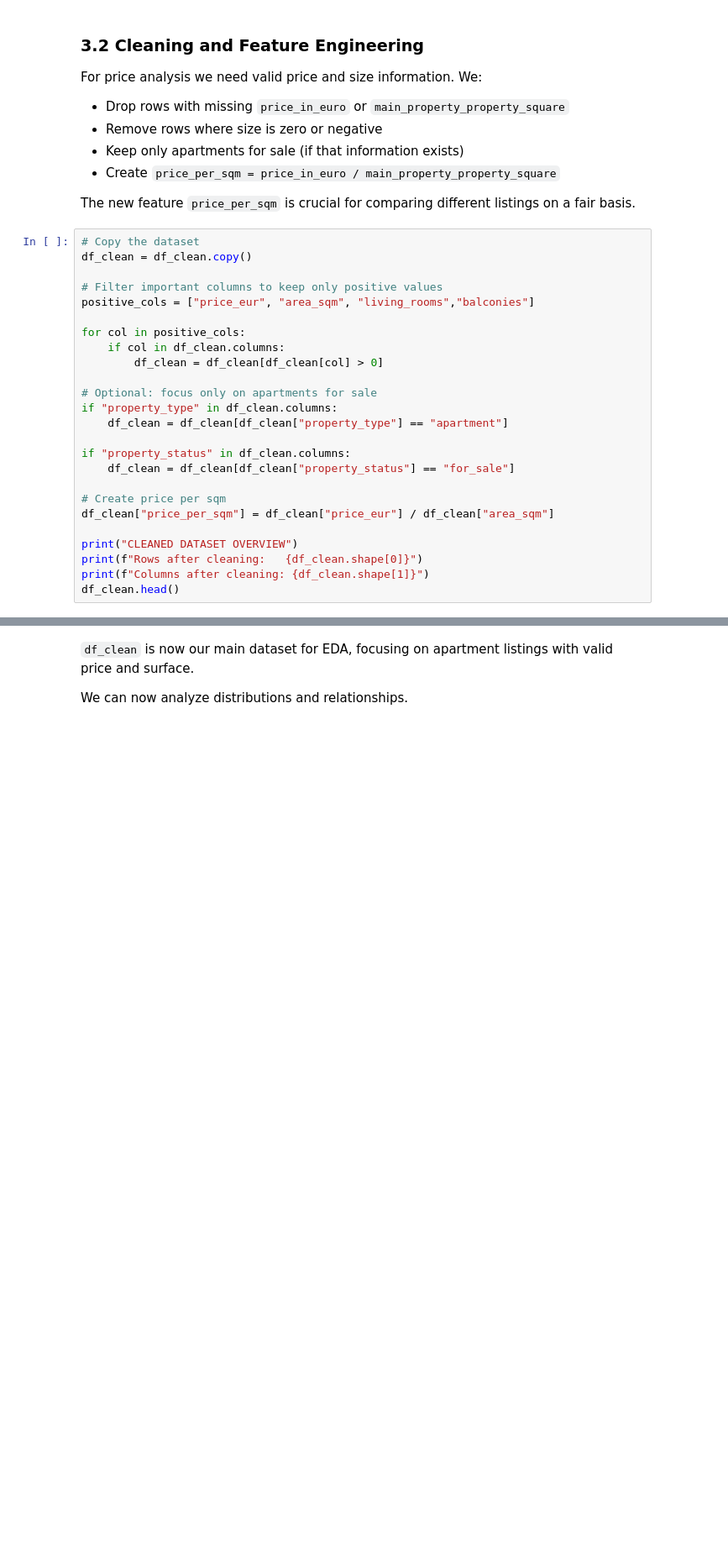
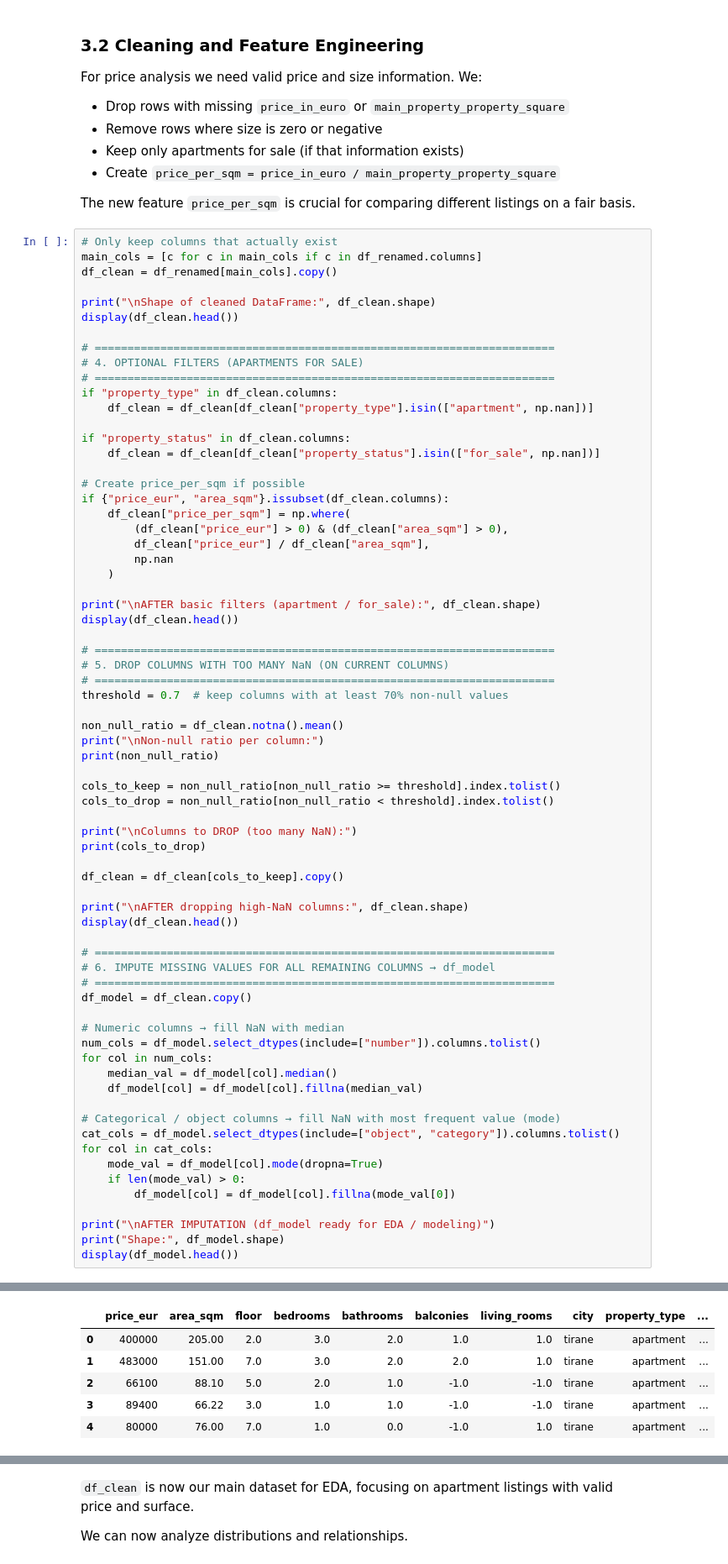
Before and after one commit to krisaldamihali/holbertonschool-machine_learning, a Jupyter notebook: notebooks/House_price dataset/house_price.ipynb, the cells around one changed output, grey strips where cells are left out. Shown at 84% size. Saved outputs shown, nothing was run; the diff lists cells and outputs as text; blank space fills up the shorter version.

```diff
--- a/notebooks/House_price dataset/house_price.ipynb
+++ b/notebooks/House_price dataset/house_price.ipynb
@@ -281,28 +281,72 @@ For price analysis we need valid price and size information. We:
 
 The new feature `price_per_sqm` is crucial for comparing different listings on a fair basis.
 # %%
-# Copy the dataset
-df_clean = df_clean.copy()
+# Only keep columns that actually exist
+main_cols = [c for c in main_cols if c in df_renamed.columns]
+df_clean = df_renamed[main_cols].copy()
 
-# Filter important columns to keep only positive values
-positive_cols = ["price_eur", "area_sqm", "living_rooms","balconies"]
+print("\nShape of cleaned DataFrame:", df_clean.shape)
+display(df_clean.head())
 
-for col in positive_cols:
-    if col in df_clean.columns:
-        df_clean = df_clean[df_clean[col] > 0]
-
-# Optional: focus only on apartments for sale
+# ======================================================================
+# 4. OPTIONAL FILTERS (APARTMENTS FOR SALE)
+# ======================================================================
 if "property_type" in df_clean.columns:
-    df_clean = df_clean[df_clean["property_type"] == "apartment"]
+    df_clean = df_clean[df_clean["property_type"].isin(["apartment", np.nan])]
 
 if "property_status" in df_clean.columns:
-    df_clean = df_clean[df_clean["property_status"] == "for_sale"]
+    df_clean = df_clean[df_clean["property_status"].isin(["for_sale", np.nan])]
 
-# Create price per sqm
-df_clean["price_per_sqm"] = df_clean["price_eur"] / df_clean["area_sqm"]
+# Create price_per_sqm if possible
+if {"price_eur", "area_sqm"}.issubset(df_clean.columns):
+    df_clean["price_per_sqm"] = np.where(
+        (df_clean["price_eur"] > 0) & (df_clean["area_sqm"] > 0),
+        df_clean["price_eur"] / df_clean["area_sqm"],
+        np.nan
+    )
 
-print("CLEANED DATASET OVERVIEW")
-print(f"Rows after cleaning:   {df_clean.shape[0]}")
-print(f"Columns after cleaning: {df_clean.shape[1]}")
-df_clean.head()
+print("\nAFTER basic filters (apartment / for_sale):", df_clean.shape)
+display(df_clean.head())
+
+# ======================================================================
+# 5. DROP COLUMNS WITH TOO MANY NaN (ON CURRENT COLUMNS)
+# ======================================================================
+threshold = 0.7  # keep columns with at least 70% non-null values
+
+non_null_ratio = df_clean.notna().mean()
+print("\nNon-null ratio per column:")
+print(non_null_ratio)
+
+cols_to_keep = non_null_ratio[non_null_ratio >= threshold].index.tolist()
+cols_to_drop = non_null_ratio[non_null_ratio < threshold].index.tolist()
+
+print("\nColumns to DROP (too many NaN):")
+print(cols_to_drop)
+
+df_clean = df_clean[cols_to_keep].copy()
+
+print("\nAFTER dropping high-NaN columns:", df_clean.shape)
+display(df_clean.head())
+
+# ======================================================================
+# 6. IMPUTE MISSING VALUES FOR ALL REMAINING COLUMNS → df_model
+# ======================================================================
+df_model = df_clean.copy()
+
+# Numeric columns → fill NaN with median
+num_cols = df_model.select_dtypes(include=["number"]).columns.tolist()
+for col in num_cols:
+    median_val = df_model[col].median()
+    df_model[col] = df_model[col].fillna(median_val)
+
+# Categorical / object columns → fill NaN with most frequent value (mode)
+cat_cols = df_model.select_dtypes(include=["object", "category"]).columns.tolist()
+for col in cat_cols:
+    mode_val = df_model[col].mode(dropna=True)
+    if len(mode_val) > 0:
+        df_model[col] = df_model[col].fillna(mode_val[0])
+
+print("\nAFTER IMPUTATION (df_model ready for EDA / modeling)")
+print("Shape:", df_model.shape)
+display(df_model.head())
 # %% [output]
@@ -317,0 +384,6 @@ Columns after cleaning: 19
+|  | price_eur | area_sqm | floor | bedrooms | bathrooms | balconies | living_rooms | city | property_type | ... |
+| 0 | 400000 | 205.00 | 2.0 | 3.0 | 2.0 | 1.0 | 1.0 | tirane | apartment | ... |
+| 1 | 483000 | 151.00 | 7.0 | 3.0 | 2.0 | 2.0 | 1.0 | tirane | apartment | ... |
+| 2 | 66100 | 88.10 | 5.0 | 2.0 | 1.0 | -1.0 | -1.0 | tirane | apartment | ... |
+| 3 | 89400 | 66.22 | 3.0 | 1.0 | 1.0 | -1.0 | -1.0 | tirane | apartment | ... |
+| 4 | 80000 | 76.00 | 7.0 | 1.0 | 0.0 | -1.0 | 1.0 | tirane | apartment | ... |
```
Also changed, not shown: parts of 7 cells of this notebook.
